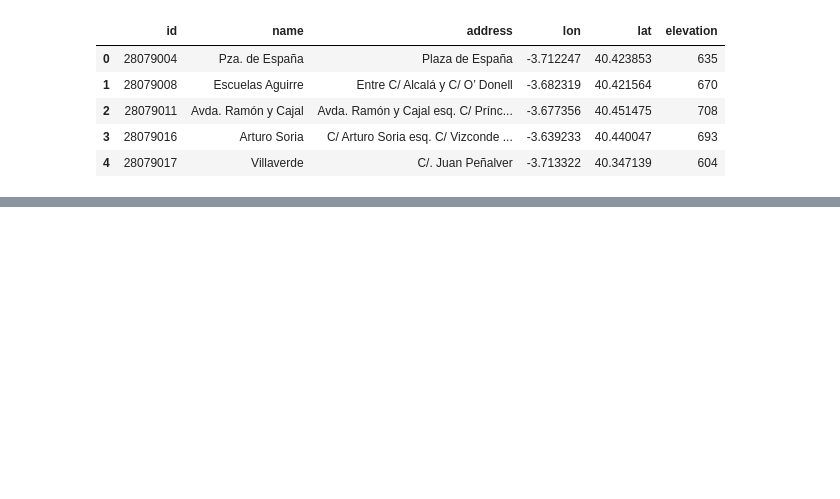
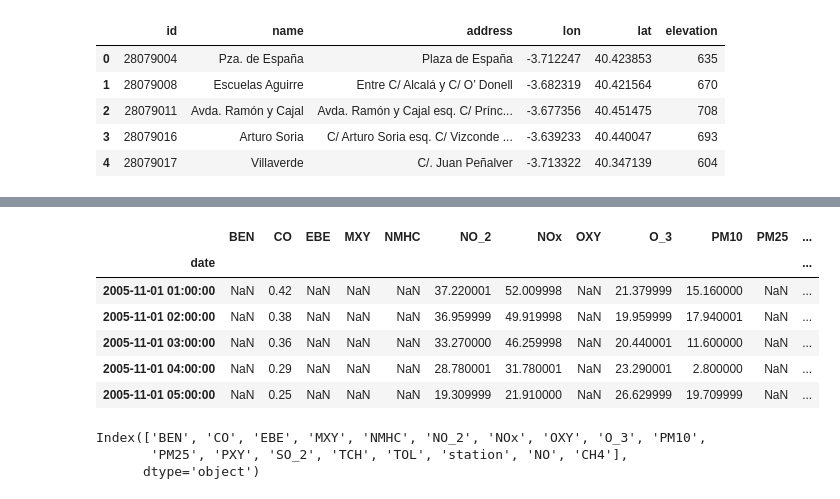
Before and after one commit to luismoroco/LlinpayTime, a Jupyter notebook: server-side/vis.ipynb, the cells around one changed output, grey strips where cells are left out. Saved outputs shown, nothing was run; the diff lists cells and outputs as text; code cells hidden in the pictures; blank space fills up the shorter version.

```diff
--- a/server-side/vis.ipynb
+++ b/server-side/vis.ipynb
@@ -12,0 +248,17 @@ df_st.head()
+# %%
+df = pd.read_csv('./out/2/station_28079004.csv', parse_dates=['date'], index_col='date')
+df.head()
+# %% [output]
+|  | BEN | CO | EBE | MXY | NMHC | NO_2 | NOx | OXY | O_3 | PM10 | PM25 | ... |
+| date |  |  |  |  |  |  |  |  |  |  |  | ... |
+| 2005-11-01 01:00:00 | NaN | 0.42 | NaN | NaN | NaN | 37.220001 | 52.009998 | NaN | 21.379999 | 15.160000 | NaN | ... |
+| 2005-11-01 02:00:00 | NaN | 0.38 | NaN | NaN | NaN | 36.959999 | 49.919998 | NaN | 19.959999 | 17.940001 | NaN | ... |
+| 2005-11-01 03:00:00 | NaN | 0.36 | NaN | NaN | NaN | 33.270000 | 46.259998 | NaN | 20.440001 | 11.600000 | NaN | ... |
+| 2005-11-01 04:00:00 | NaN | 0.29 | NaN | NaN | NaN | 28.780001 | 31.780001 | NaN | 23.290001 | 2.800000 | NaN | ... |
+| 2005-11-01 05:00:00 | NaN | 0.25 | NaN | NaN | NaN | 19.309999 | 21.910000 | NaN | 26.629999 | 19.709999 | NaN | ... |
+# %%
+df.columns
+# %% [output]
+Index(['BEN', 'CO', 'EBE', 'MXY', 'NMHC', 'NO_2', 'NOx', 'OXY', 'O_3', 'PM10',
+       'PM25', 'PXY', 'SO_2', 'TCH', 'TOL', 'station', 'NO', 'CH4'],
+      dtype='object')
```
Also changed, not shown: parts of 24 cells of this notebook, 10 other files.
